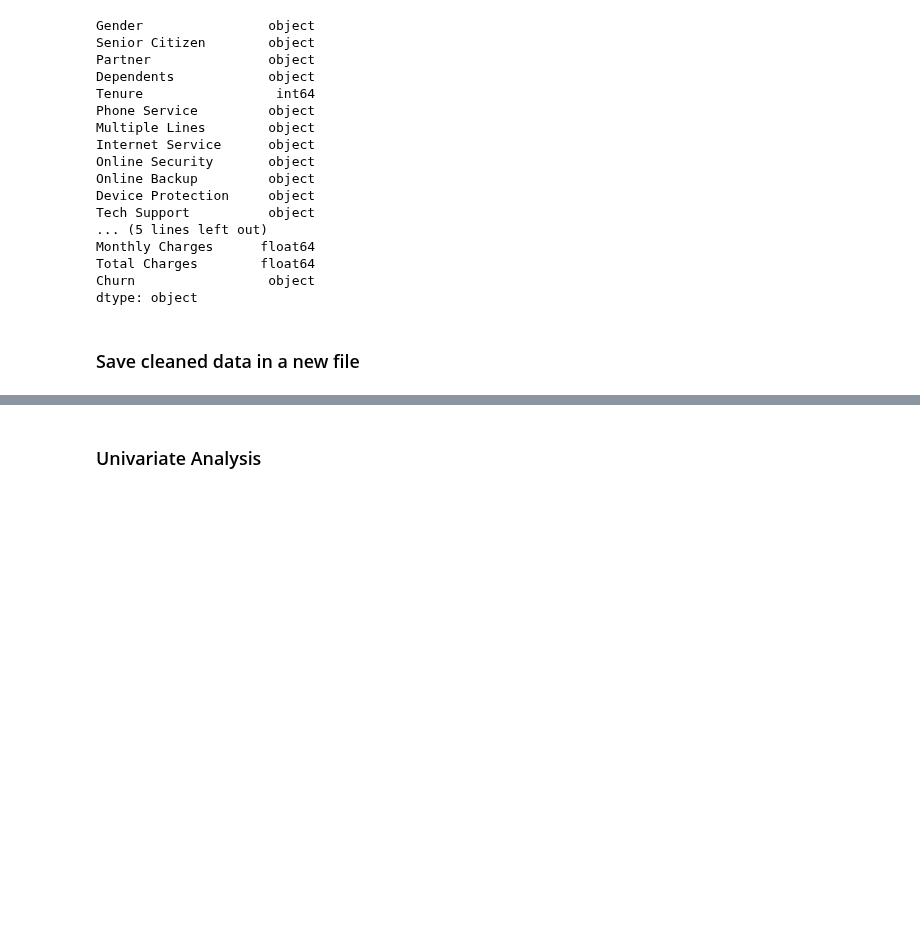
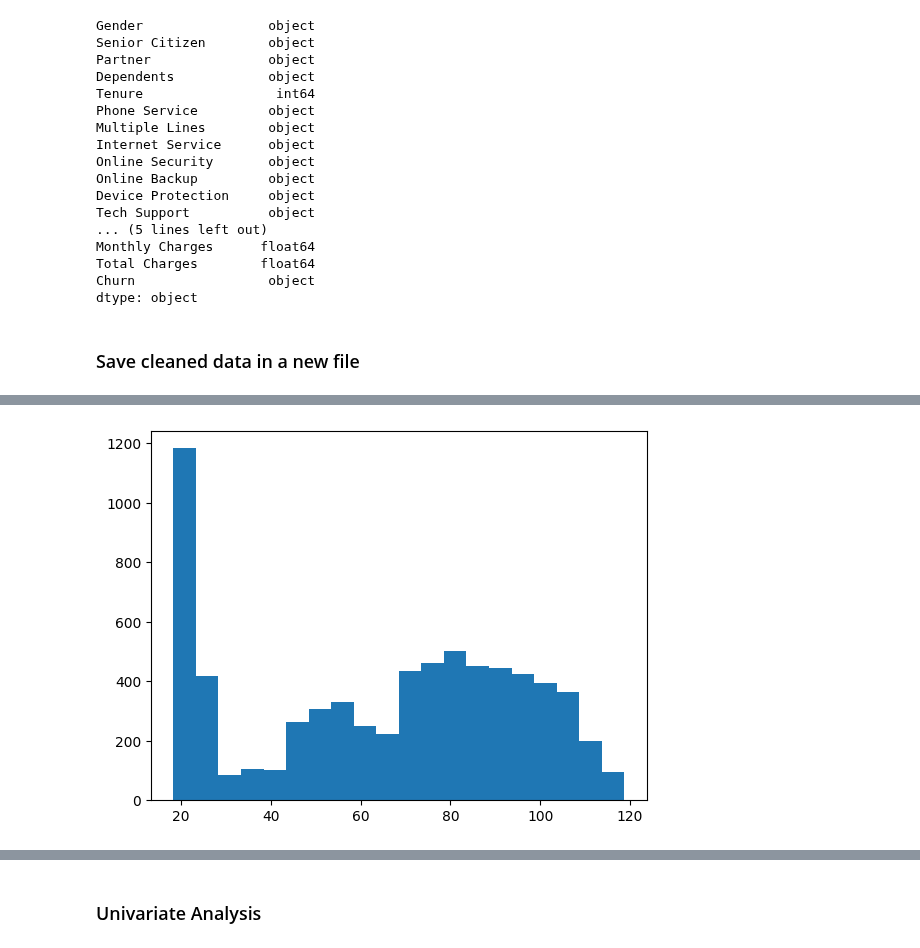
Before and after one commit to CassiaNascimento/Customer_Churn_Prediction, a Jupyter notebook: notebooks/EDA.ipynb, the cells around one changed output, grey strips where cells are left out. Drawn from its saved outputs; the diff is of its cells as text; code cells hidden in the pictures; blank space fills up the shorter version.

```diff
--- a/notebooks/EDA.ipynb
+++ b/notebooks/EDA.ipynb
@@ -189,0 +242,4 @@ df.to_csv('cleaned_data.csv',index=False)
+# %%
+plt.hist(df["Monthly Charges"],bins=20);
+# %% [output]
+[figure, added]
```
Also changed, not shown: parts of 22 cells of this notebook, 4 other files.
